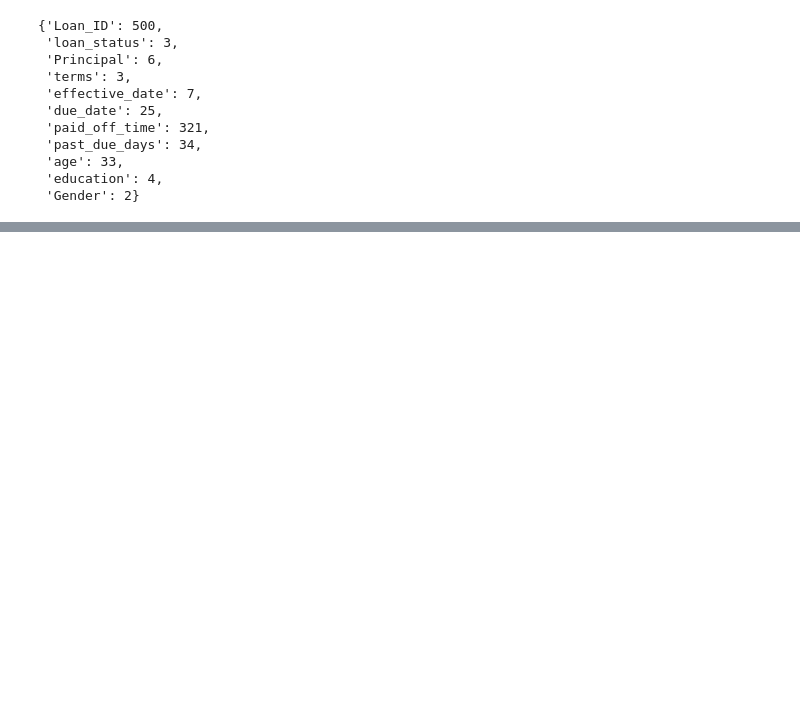
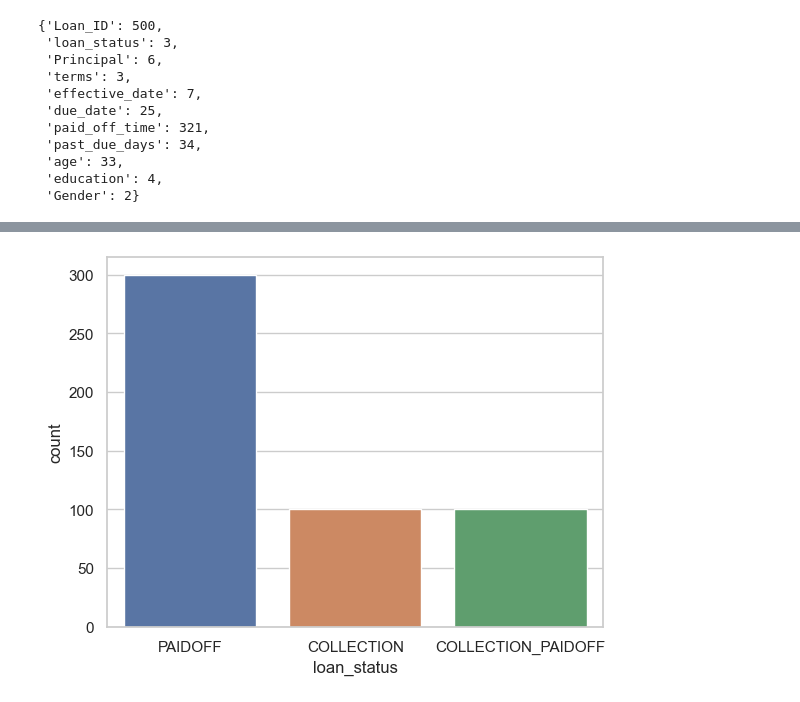
Before and after one commit to romaricoflores/bida406-predictive-analytics, a Jupyter notebook: week3/assignment2.ipynb, the cells around one changed output, grey strips where cells are left out. Drawn from its saved outputs; the diff is of its cells as text; code cells hidden in the pictures; blank space fills up the shorter version.

```diff
--- a/week3/assignment2.ipynb
+++ b/week3/assignment2.ipynb
@@ -112,0 +169,5 @@ array(['PAIDOFF', 'COLLECTION', 'COLLECTION_PAIDOFF'], dtype=object)
+# %%
+# First of all lets find out how many loan cases are Paid Off, Collection or Collection_PaidOff status
+x = sns.countplot(x="loan_status", data=df)
+# %% [output]
+[figure, added]
```
Also changed, not shown: parts of 29 cells of this notebook.
